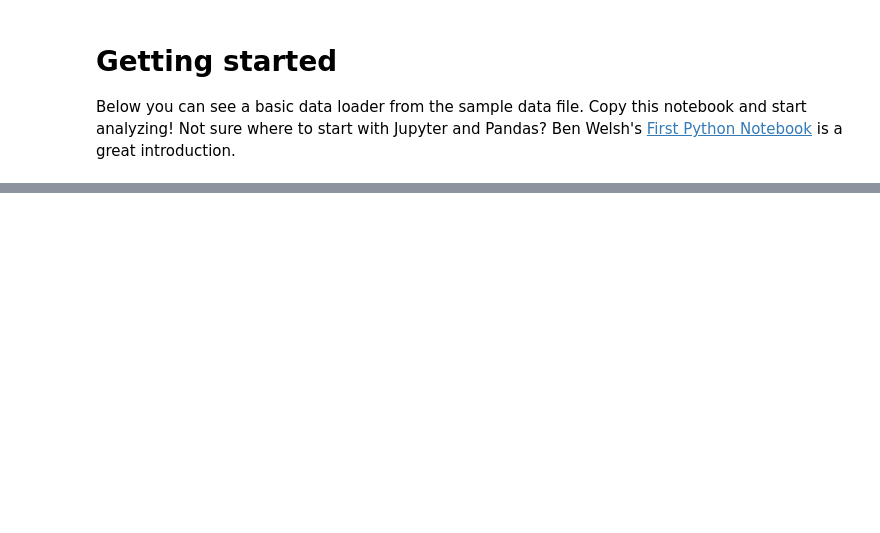
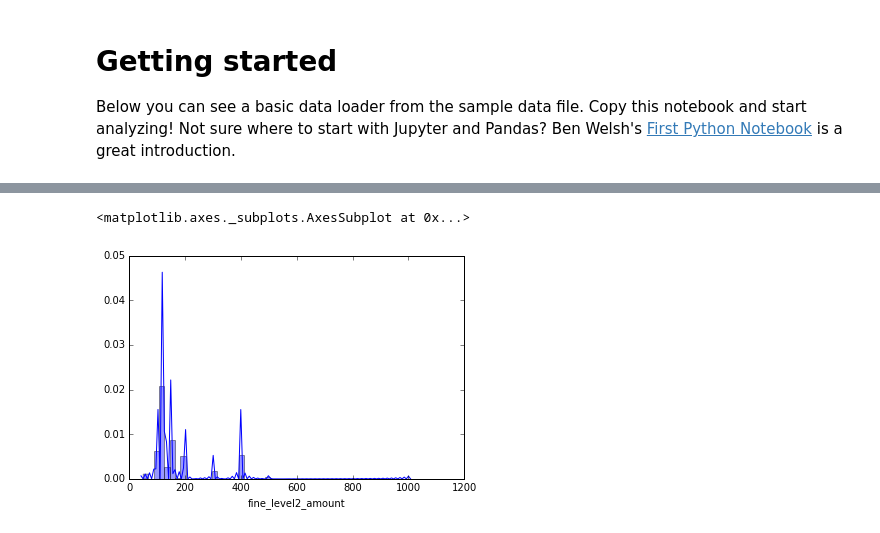
Before and after one commit to propublica/il-tickets-notebooks, a Jupyter notebook: start-here.ipynb, the cells around one changed output, grey strips where cells are left out. Cells and saved outputs as stored; diff of their text form; code cells hidden in the pictures; blank space fills up the shorter version.

```diff
--- a/start-here.ipynb
+++ b/start-here.ipynb
@@ -5,7 +13,7 @@ import pandas as pd
 
 Below you can see a basic data loader from the sample data file. Copy this notebook and start analyzing! Not sure where to start with Jupyter and Pandas? Ben Welsh's [First Python Notebook](http://www.firstpythonnotebook.org/) is a great introduction.
 # %%
-df = pd.read_csv('data/hacknight_ticket_sample_data_2015.csv', low_memory=False)
+df = pd.read_csv('data/hacknight_ticket_sample_data_2015.csv', low_memory=False, parse_dates=['issue_date', 'ticket_queue_date'])
 # %%
 df.info()
 # %% [output]
@@ -28,0 +47,5 @@ memory usage: 8.8+ MB
+# %%
+sns.distplot(df['fine_level2_amount'])
+# %% [output]
+<matplotlib.axes._subplots.AxesSubplot at 0x...>
+[figure, added]
```
Also changed, not shown: parts of 10 cells of this notebook.
